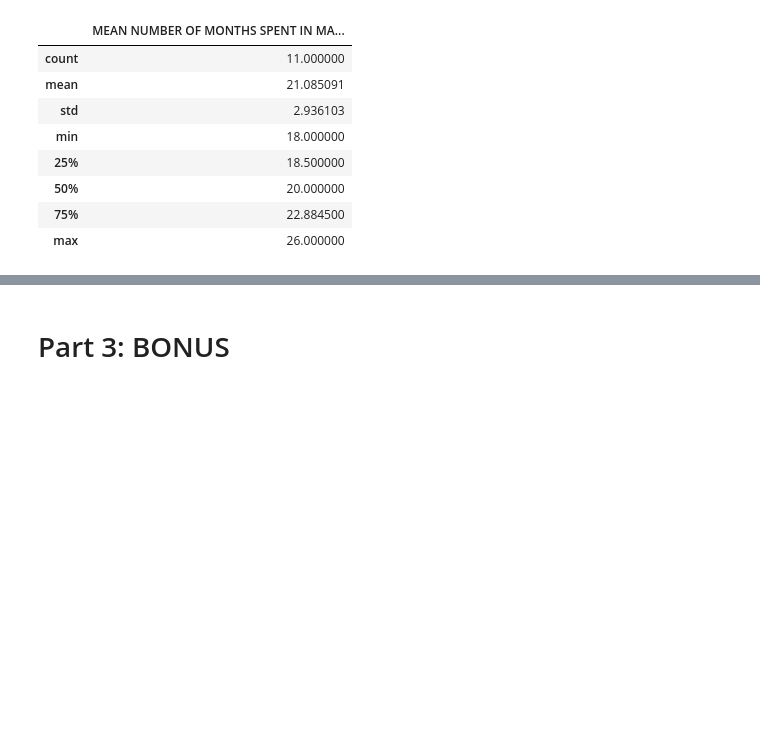
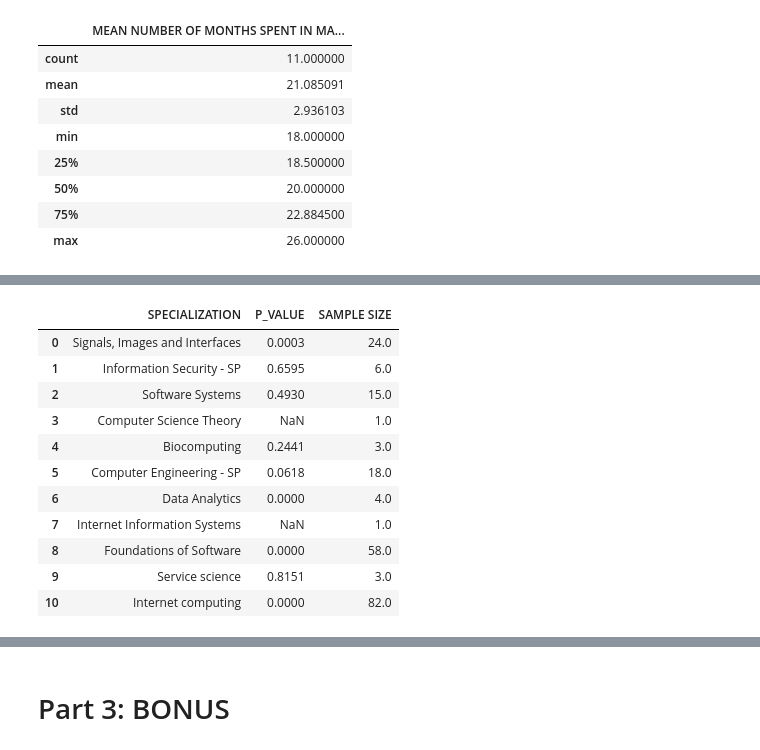
Before and after one commit to boudabou/ADA_Homeworks, a Jupyter notebook: Homework 2 - Extracting Data From Web/ISA.ipynb, the cells around one changed output, grey strips where cells are left out. Cells and saved outputs as stored; diff of their text form; code cells hidden in the pictures; blank space fills up the shorter version.

```diff
--- a/Homework 2 - Extracting Data From Web/ISA.ipynb
+++ b/Homework 2 - Extracting Data From Web/ISA.ipynb
@@ -565,0 +591,6 @@ mean_nb_of_months_per_spe.describe()
+# %%
+# Compute the set of all specialities
+set_of_spe= set(total_number_of_months_of_master.reset_index().set_index('SPECIALIZATION').index)
+# remove the empty string (corresponds to student without spe) from the set
+set_of_spe=set_of_spe.difference(set(['']))
+set_of_spe
@@ -565,0 +618,36 @@ mean_nb_of_months_per_spe.describe()
+# %%
+# Compute the sample of the number of months of Master of all students
+total_sample=total_number_of_months_of_master_by_spe['NUMBER OF MONTHS OF MASTER']
+
+# Test all samples of all different specializations to the original sample of all students
+# Create a result table that corresponds each specilization to a p_value of the corresponding test
+spe_pValue_table= pd.DataFrame(columns=['SPECIALIZATION','P_VALUE','SAMPLE SIZE'])
+for spe in set_of_spe:
+    # Compute the sample of the number of months of Master of all students in the current specilization
+    sample_for_current_spe= total_number_of_months_of_master_by_spe.loc[(total_number_of_months_of_master_by_spe['SPECIALIZATION']==spe),'NUMBER OF MONTHS OF MASTER']
+    sample_size=len(sample_for_current_spe)
+    # run a one-sample t-test to check whether a sample mean (of ech specilization) differs from the population
+    #mean(that corresponds to all students).
+    current_test =stats.ttest_1samp(sample_for_current_spe, # The sample of the current specilization
+                                     average_stay)          # The averge number of months spent in Master of all students
+    # Create a new entry to the resulting table with the specilization name and the p_value
+    current_entry=pd.DataFrame([[spe,np.round(current_test.pvalue,4),sample_size]],columns=['SPECIALIZATION','P_VALUE','SAMPLE SIZE'])
+    # Add the created entry to the resulting table
+    spe_pValue_table=spe_pValue_table.append(current_entry)
+
+# reindexing the resulting table
+spe_pValue_table.index=range(0,len(spe_pValue_table))
+spe_pValue_table
+# %% [output]
+|  | SPECIALIZATION | P_VALUE | SAMPLE SIZE |
+| 0 | Signals, Images and Interfaces | 0.0003 | 24.0 |
+| 1 | Information Security - SP | 0.6595 | 6.0 |
+| 2 | Software Systems | 0.4930 | 15.0 |
+| 3 | Computer Science Theory | NaN | 1.0 |
+| 4 | Biocomputing | 0.2441 | 3.0 |
+| 5 | Computer Engineering - SP | 0.0618 | 18.0 |
+| 6 | Data Analytics | 0.0000 | 4.0 |
+| 7 | Internet Information Systems | NaN | 1.0 |
+| 8 | Foundations of Software | 0.0000 | 58.0 |
+| 9 | Service science | 0.8151 | 3.0 |
+| 10 | Internet computing | 0.0000 | 82.0 |
```
Also changed, not shown: parts of 28 cells of this notebook.
